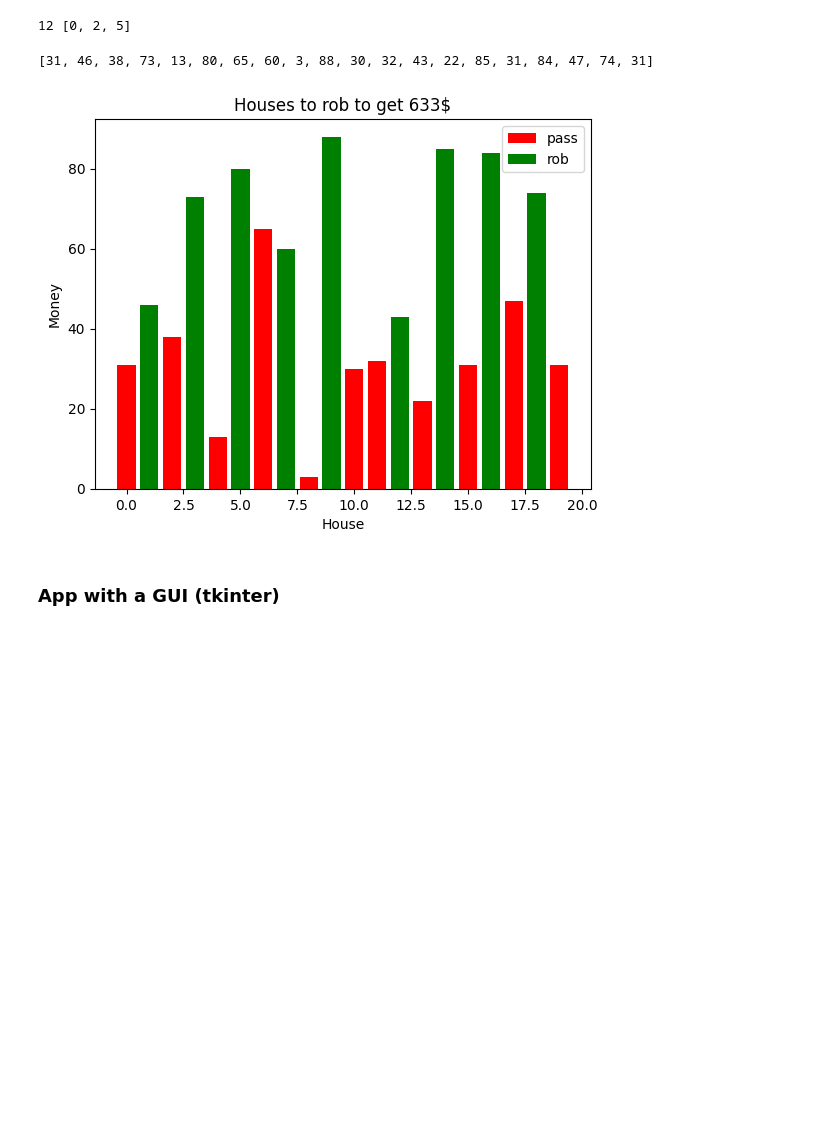
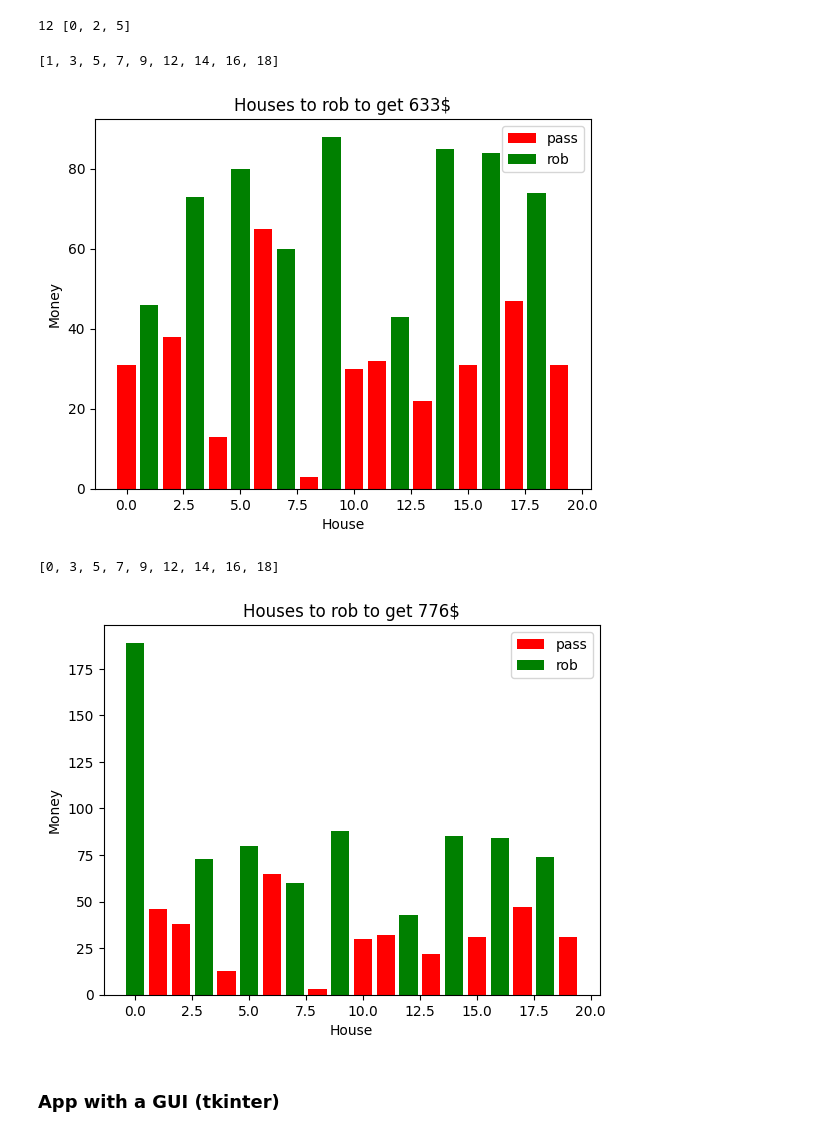
Before and after one commit to Jay-boo/homeWork_RL, a Jupyter notebook: DM_Q2_+_Q3.ipynb, the cells around one changed output. Drawn from its saved outputs; the diff is of its cells as text; code cells hidden in the pictures; blank space fills up the shorter version.

```diff
--- a/DM_Q2_+_Q3.ipynb
+++ b/DM_Q2_+_Q3.ipynb
@@ -97,10 +97,10 @@ import random
 houses = [31, 46, 38, 73, 13, 80, 65, 60, 3, 88, 30, 32, 43, 22, 85, 31, 84, 47, 74, 31]
 #[random.randint(0, 90) for i in range(0,50)]
 amount , rob = max_money(houses)
-print(houses)
 fig = plot_houses(houses)
+print(rob[-1])
 # %% [output]
-[31, 46, 38, 73, 13, 80, 65, 60, 3, 88, 30, 32, 43, 22, 85, 31, 84, 47, 74, 31]
+[1, 3, 5, 7, 9, 12, 14, 16, 18]
 [figure]
 # %%
 # bonus on change le montant de la maison i sans avoir à tout recalculer
@@ -135,6 +135,13 @@ def change_amount(houses,amount,house_to_rob,index,new_val):
                  if old_ammount == amount[i]:  #s'il la modification n'a pas fais de nouveau changement
                     return amount,house_to_rob
     return amount,house_to_rob
+# %%
+new_amount,new_rob = change_amount(houses,amount,rob,0,189)
+fig = plot_houses(houses,new_amount[-1],new_rob[-1])
+print(new_rob[-1])
+# %% [output]
+[0, 3, 5, 7, 9, 12, 14, 16, 18]
+[figure, added]
 # %% [markdown]
 ### App with a GUI (tkinter)
 # %%
```
Also changed, not shown: parts of 2 cells of this notebook.
